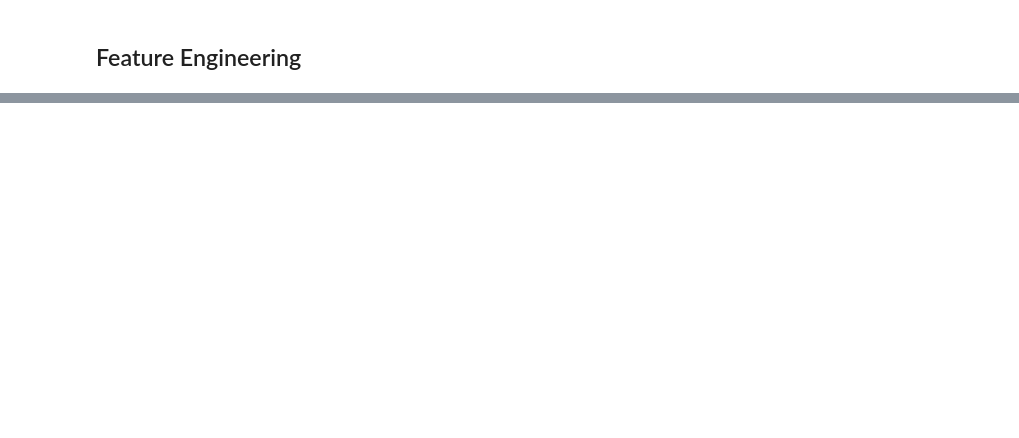
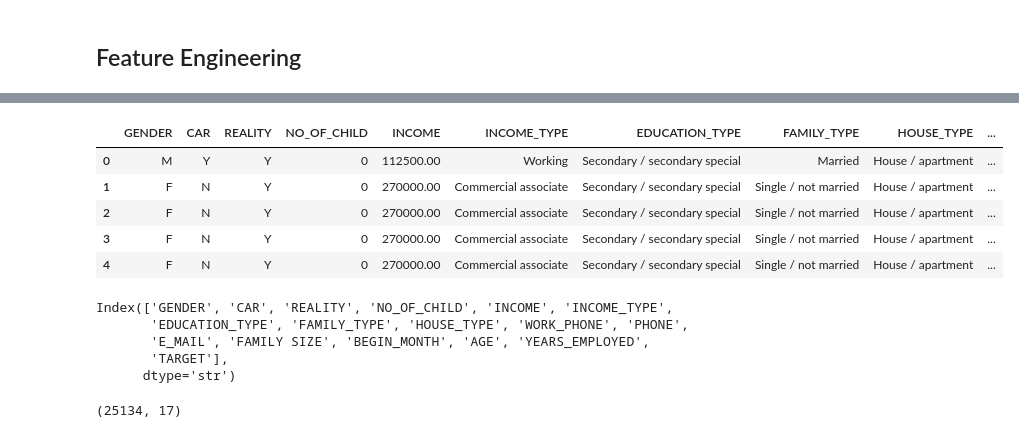
Before and after one commit to namitha9eshan/credit_card_fraud_detection_project, a Jupyter notebook: notebooks/EDA_&_Feature_Engineering.ipynb, the cells around one changed output, grey strips where cells are left out. Saved outputs shown, nothing was run; the diff lists cells and outputs as text; code cells hidden in the pictures; blank space fills up the shorter version.

```diff
--- a/notebooks/EDA_&_Feature_scaling.ipynb
+++ b/notebooks/EDA_&_Feature_Engineering.ipynb
@@ -124,0 +142,23 @@ plt.show()
+# %%
+#drop 'unnamed' & 'FLAG_MOBIL' columns because it does not provide any value
+df = df.drop(columns=['Unnamed: 0', 'ID', 'FLAG_MOBIL' ])
+df.head()
+# %% [output]
+|  | GENDER | CAR | REALITY | NO_OF_CHILD | INCOME | INCOME_TYPE | EDUCATION_TYPE | FAMILY_TYPE | HOUSE_TYPE | ... |
+| 0 | M | Y | Y | 0 | 112500.00 | Working | Secondary / secondary special | Married | House / apartment | ... |
+| 1 | F | N | Y | 0 | 270000.00 | Commercial associate | Secondary / secondary special | Single / not married | House / apartment | ... |
+| 2 | F | N | Y | 0 | 270000.00 | Commercial associate | Secondary / secondary special | Single / not married | House / apartment | ... |
+| 3 | F | N | Y | 0 | 270000.00 | Commercial associate | Secondary / secondary special | Single / not married | House / apartment | ... |
+| 4 | F | N | Y | 0 | 270000.00 | Commercial associate | Secondary / secondary special | Single / not married | House / apartment | ... |
+# %%
+df.columns
+# %% [output]
+Index(['GENDER', 'CAR', 'REALITY', 'NO_OF_CHILD', 'INCOME', 'INCOME_TYPE',
+       'EDUCATION_TYPE', 'FAMILY_TYPE', 'HOUSE_TYPE', 'WORK_PHONE', 'PHONE',
+       'E_MAIL', 'FAMILY SIZE', 'BEGIN_MONTH', 'AGE', 'YEARS_EMPLOYED',
+       'TARGET'],
+      dtype='str')
+# %%
+df.shape
+# %% [output]
+(25134, 17)
```
Also changed, not shown: parts of 11 cells of this notebook, 1 other file.
